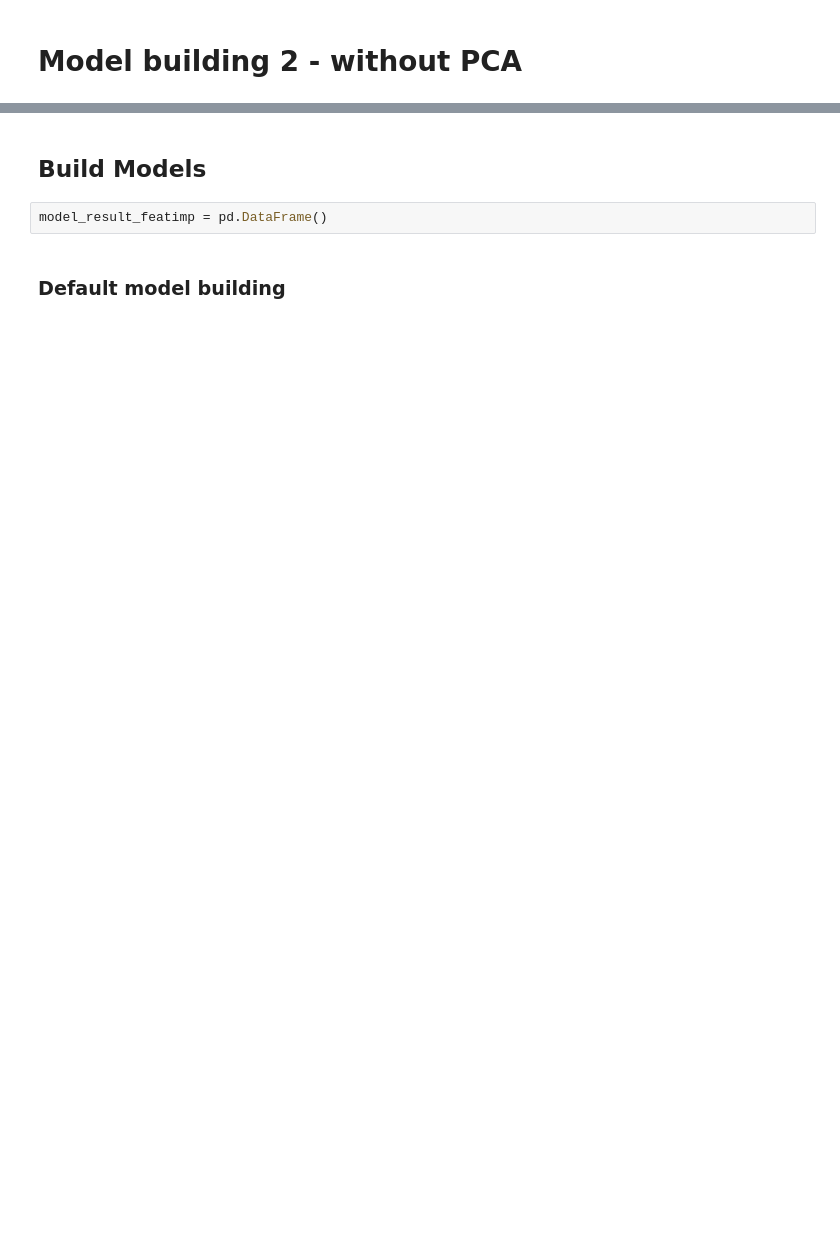
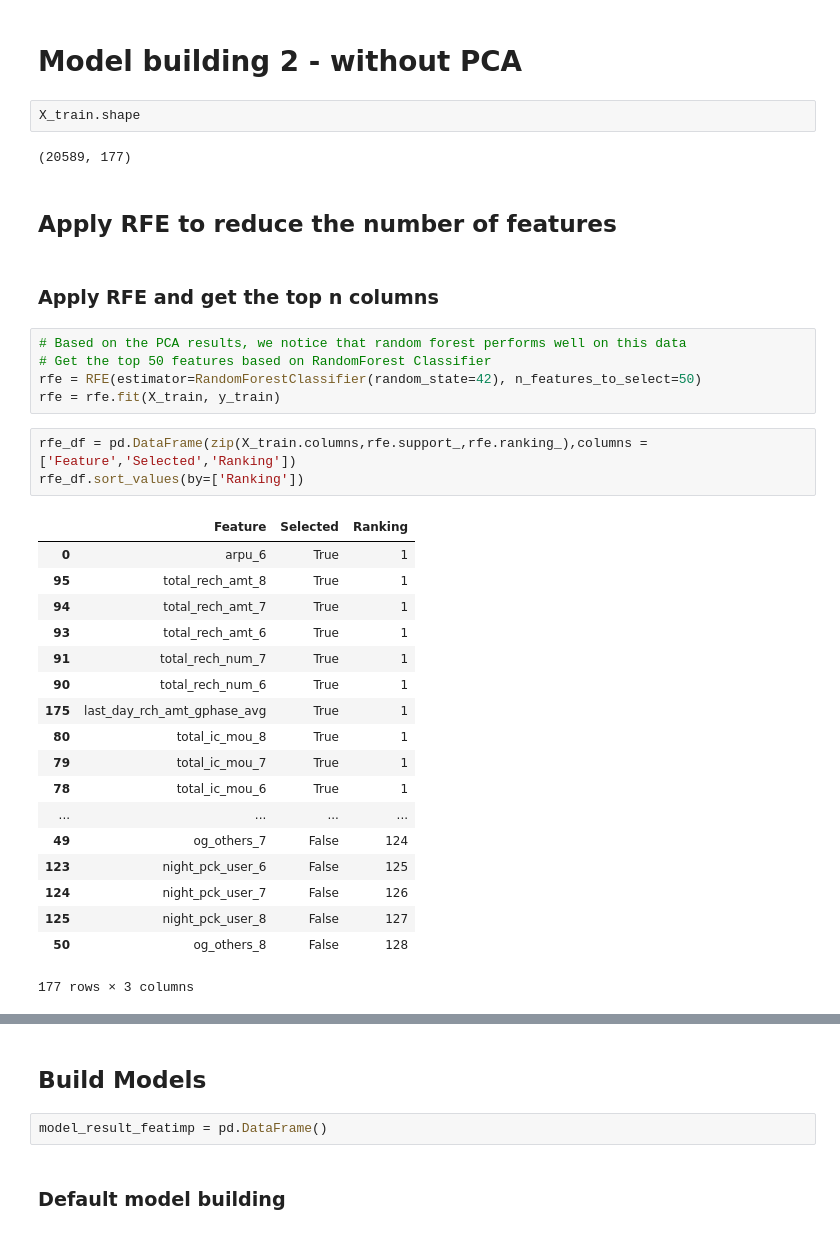
Before and after one commit to Lakshmi-1212/TelecomChurn_CaseStudy, a Jupyter notebook: TelcomChurn_CaseStudy.ipynb, the cells around one changed output, grey strips where cells are left out. Saved outputs shown, nothing was run; the diff lists cells and outputs as text; blank space fills up the shorter version.

```diff
--- a/TelcomChurn_CaseStudy.ipynb
+++ b/TelcomChurn_CaseStudy.ipynb
@@ -1631,2 +1698,37 @@ model_result_pca.T.sort_values(by=EVALUATION_METRIC,ascending=SORT_ASCENDING)
 # %% [markdown]
 # Model building 2 - without PCA
+# %%
+X_train.shape
+# %% [output]
+(20589, 177)
+# %% [markdown]
+## Apply RFE to reduce the number of features
+# %% [markdown]
+### Apply RFE and get the top n columns
+# %%
+# Based on the PCA results, we notice that random forest performs well on this data
+# Get the top 50 features based on RandomForest Classifier
+rfe = RFE(estimator=RandomForestClassifier(random_state=42), n_features_to_select=50)
+rfe = rfe.fit(X_train, y_train)
+# %%
+rfe_df = pd.DataFrame(zip(X_train.columns,rfe.support_,rfe.ranking_),columns = ['Feature','Selected','Ranking'])
+rfe_df.sort_values(by=['Ranking'])
+# %% [output]
+|  | Feature | Selected | Ranking |
+| 0 | arpu_6 | True | 1 |
+| 95 | total_rech_amt_8 | True | 1 |
+| 94 | total_rech_amt_7 | True | 1 |
+| 93 | total_rech_amt_6 | True | 1 |
+| 91 | total_rech_num_7 | True | 1 |
+| 90 | total_rech_num_6 | True | 1 |
+| 175 | last_day_rch_amt_gphase_avg | True | 1 |
+| 80 | total_ic_mou_8 | True | 1 |
+| 79 | total_ic_mou_7 | True | 1 |
+| 78 | total_ic_mou_6 | True | 1 |
+| ... | ... | ... | ... |
+| 49 | og_others_7 | False | 124 |
+| 123 | night_pck_user_6 | False | 125 |
+| 124 | night_pck_user_7 | False | 126 |
+| 125 | night_pck_user_8 | False | 127 |
+| 50 | og_others_8 | False | 128 |
+177 rows × 3 columns
```
Also changed, not shown: parts of 52 cells of this notebook.
